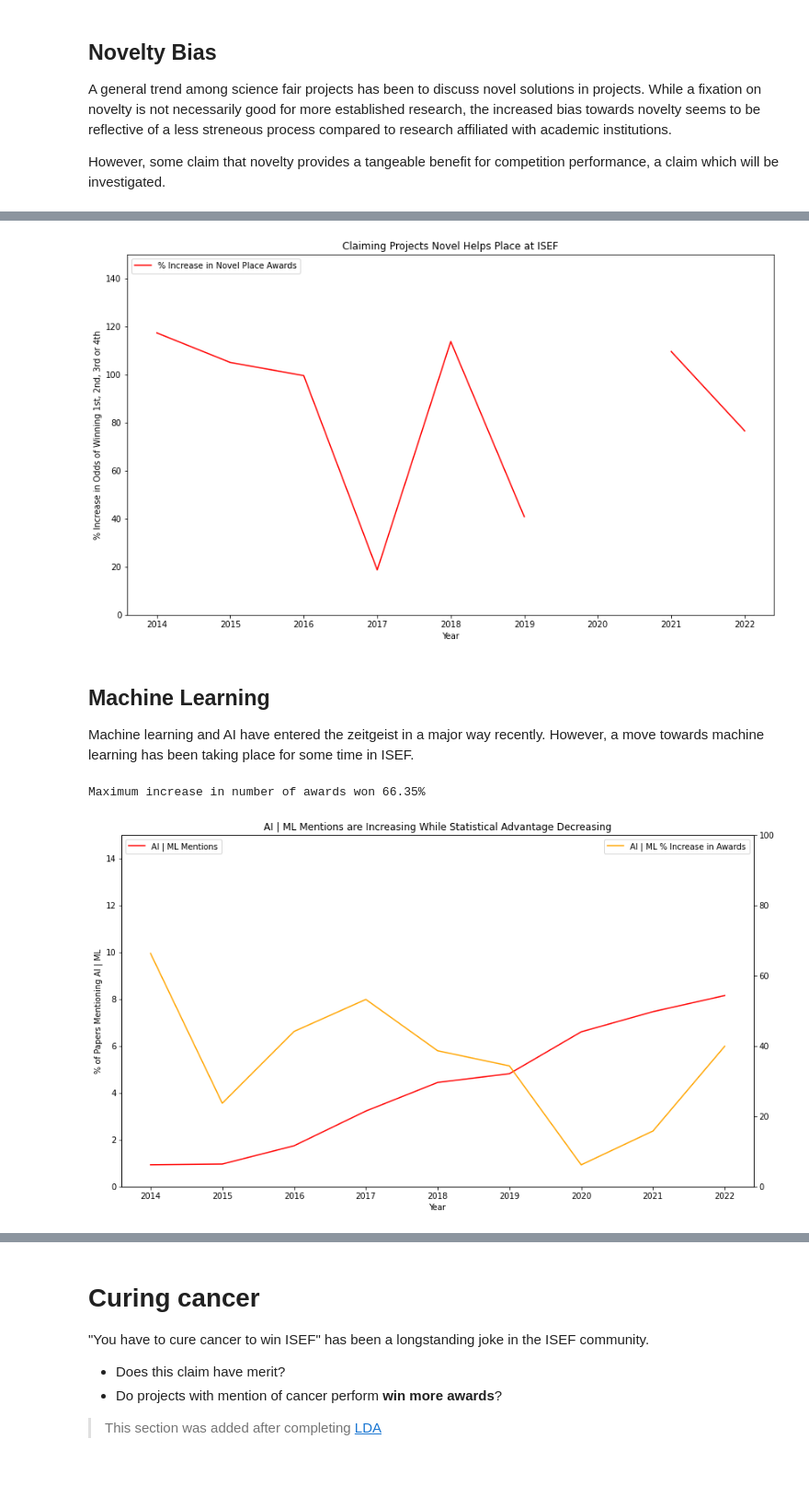
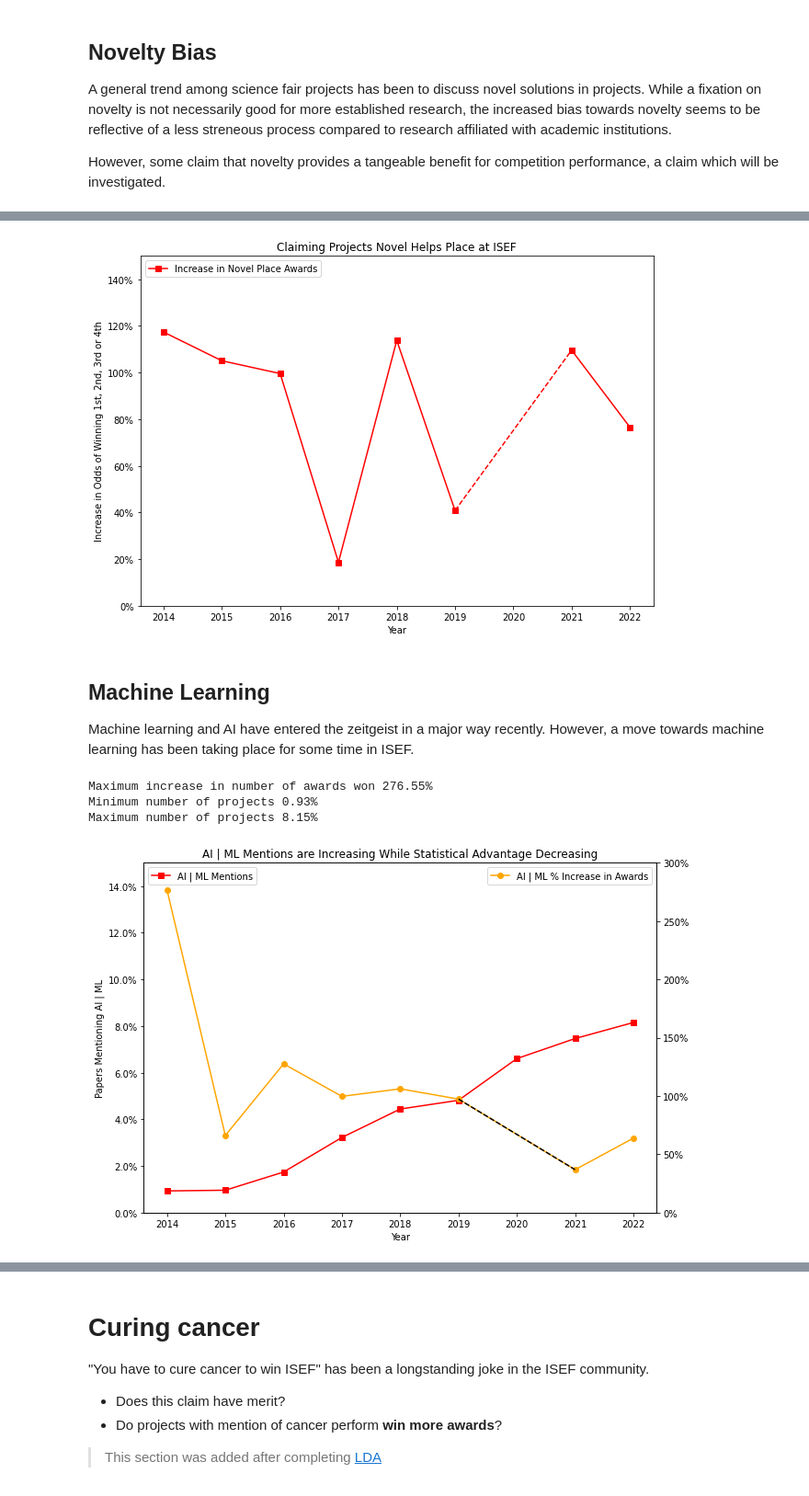
Before and after one commit to wkaisertexas/all-isef-projects, a Jupyter notebook: international-science-fair-analysis.ipynb, the cells around one changed output, grey strips where cells are left out. Shown at 92% size. Drawn from its saved outputs; the diff is of its cells as text; code cells hidden in the pictures.

```diff
--- a/international-science-fair-analysis.ipynb
+++ b/international-science-fair-analysis.ipynb
@@ -187,3 +177,6 @@ plt.show()
+# %%
+# These plots should be smaller
+mpl.rcParams['figure.figsize'] = (10, 7)
 # %%
 # plots project growth over time
 projects = ds.groupby('year').count()
@@ -211,13 +205,25 @@ plt.show()
 # %%
 # award growth over time
 def get_awards(elem): # I could use regex to get a dollar amount ig?
+    """
+    Computes the number of awards a project received
+
+    Overcomplicated function as I
+    """
     if type(elem) is float:
         return 0 # nan, but just not in a list
-    return len([i for i in list(str(elem).split(",")) if i != "'nan'"])
+
+    if type(elem) is str:
+        elem = eval(elem)
+
+    if not elem: # some have a nonetype
+        return 0
+
+    return len([i for i in elem if i != "nan"])
 
 ds['num_awards'] = ds['awards'].apply(get_awards)
 awards = ds.groupby('year').sum()
-plt.plot(awards['num_awards'])
+plt.plot(awards['num_awards'], marker='s')
 plt.xlabel('Year')
 plt.ylabel('# of Awards Won')
 plt.title('Awards Growth over Time')
@@ -361,18 +374,21 @@ def novel_bias(x):
     novel_place_percentage = novel_projects['place'].apply(lambda x: x > 0).mean() # mean returns a fraction with place awards (easier than doing the calculation manually)
     non_novel_place_percentage = non_novel_projects['place'].apply(lambda x: x > 0).mean() # mean returns a fraction with place awards (easier than doing the calculation manually)
 
-    return 100 * (novel_place_percentage / non_novel_place_percentage - 1)
+    return (novel_place_percentage / non_novel_place_percentage - 1)
 
 percent_increase_in_place_awards = ds.groupby('year').apply(novel_bias)
 
 fig, ax = plt.subplots()
 
-ax.plot(percent_increase_in_place_awards, label="% Increase in Novel Place Awards")
+ax.plot(percent_increase_in_place_awards, label="Increase in Novel Place Awards", marker="s")
+
+plt.plot([2019, 2021], [percent_increase_in_place_awards.loc[2019], percent_increase_in_place_awards.loc[2021]], color="red", linestyle='--')
 
 ax.set_xlabel('Year')
-ax.set_ylabel('% Increase in Odds of Winning 1st, 2nd, 3rd or 4th')
+ax.set_ylabel('Increase in Odds of Winning 1st, 2nd, 3rd or 4th')
 
-ax.set_ylim(bottom=0, top=150)
+ax.set_ylim(bottom=0, top=1.5)
+ax.yaxis.set_major_formatter(PercentFormatter(xmax=1.0))
 
 ax.legend(loc='upper left')
 
@@ -380,7 +396,7 @@ ax.set_title('Claiming Projects Novel Helps Place at ISEF')
 fig.savefig('novelty_bias_place_awards.png', transparent=False)
 fig.show()
 # %% [output]
-[figure, old version]
+[figure, new version]
 # %% [markdown]
 ## Machine Learning
 
@@ -388,39 +404,50 @@ Machine learning and AI have entered the zeitgeist in a major way recently. Howe
 # %%
 # Machine Learning Growth
 def machine_learning(x):
     project_text = str(x['abstract']).lower() + str(x['title']).lower()
     return 'machine learning' in project_text or 'artifical intelligence' in project_text
 
 ds['machine_learning'] = ds.apply(machine_learning, axis=1)
-machine_learning = ds.groupby('year')['machine_learning'].mean() * 100
+machine_learning = ds.groupby('year')['machine_learning'].mean()
 machine_learning_awards = ds[ds['machine_learning']].groupby('year')['num_awards'].mean()
-machine_learning_boost = (machine_learning_awards / ds.groupby('year')['num_awards'].mean() - 1) * 100
+machine_learning_boost = (machine_learning_awards / ds.groupby('year')['num_awards'].mean() - 1)
+machine_learning_boost = machine_learning_boost[machine_learning_boost.index != 2020]
+
 fig, ax = plt.subplots()
 
-ax.plot(machine_learning, label="AI | ML Mentions")
+ax.plot(machine_learning, marker='s', label="AI | ML Mentions")
 
 ax.set_xlabel('Year')
-ax.set_ylabel('% of Papers Mentioning AI | ML')
+ax.set_ylabel('Papers Mentioning AI | ML')
 ax1.set_ylabel('% Awards Increase for ML')
 
 ax1 = ax.twinx()
 
-ax1.plot(machine_learning_boost, label="AI | ML % Increase in Awards", color="orange")
+ax1.plot(machine_learning_boost, marker='o', label="AI | ML % Increase in Awards", color="orange")
+ax1.plot([2019, 2021], [machine_learning_boost.loc[2019], machine_learning_boost.loc[2021]], color="black", linestyle='--')
+
 
 ax.legend(loc="upper left")
 ax1.legend()
 
-ax.set_ylim(0, 15)
-ax1.set_ylim(0, 100)
+ax.set_ylim(0, .15)
+ax1.set_ylim(0, 3)
+
+ax.yaxis.set_major_formatter(PercentFormatter(xmax=1.0))
+ax1.yaxis.set_major_formatter(PercentFormatter(xmax=1.0))
 
 ax.set_title('AI | ML Mentions are Increasing While Statistical Advantage Decreasing')
 fig.savefig('machine_learning_growth.png')
 fig.show()
 
-print(f"Maximum increase in number of awards won {machine_learning_boost.max():.2f}%")
+print(f"Maximum increase in number of awards won {machine_learning_boost.max() * 100:.2f}%")
+print(f"Minimum number of projects {machine_learning.min() * 100:.2f}%")
+print(f"Maximum number of projects {machine_learning.max() * 100:.2f}%")
 # %% [output]
-Maximum increase in number of awards won 66.35%
+Maximum increase in number of awards won 276.55%
+Minimum number of projects 0.93%
+Maximum number of projects 8.15%
-[figure, old version]
+[figure, new version]
 # %%
 ml_and_awards = ds.groupby('machine_learning')['num_awards'].mean()
 print(f"Non-ML projects win on average: {ml_and_awards[0]:.2f}")
```
Also changed, not shown: parts of 56 cells of this notebook.
